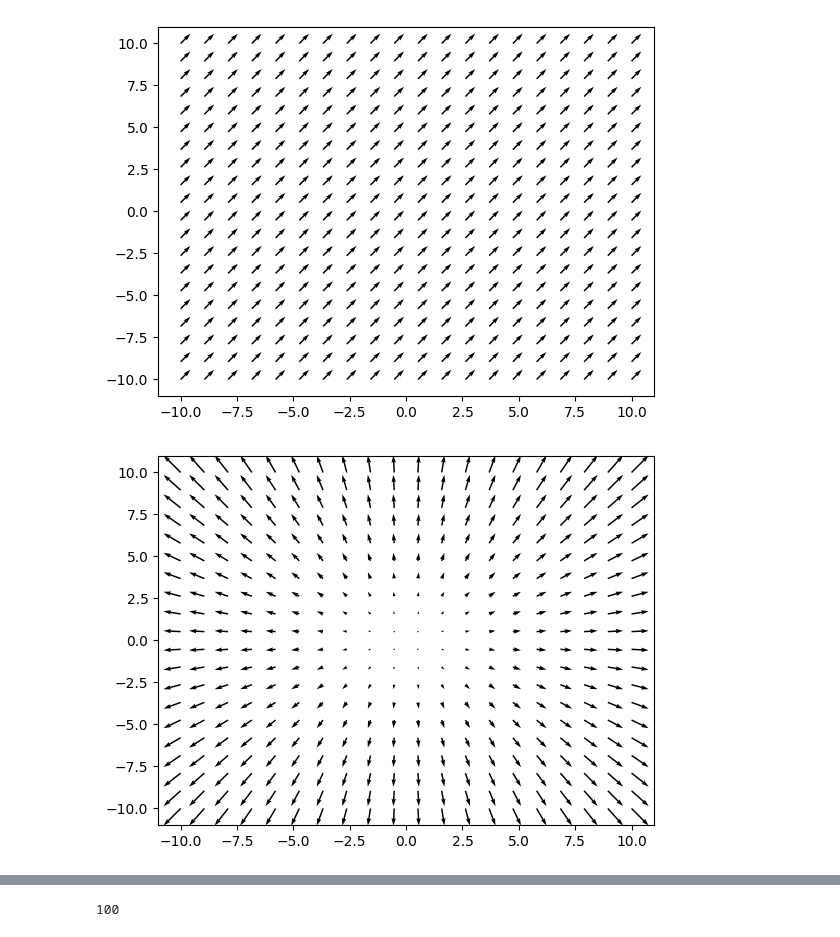
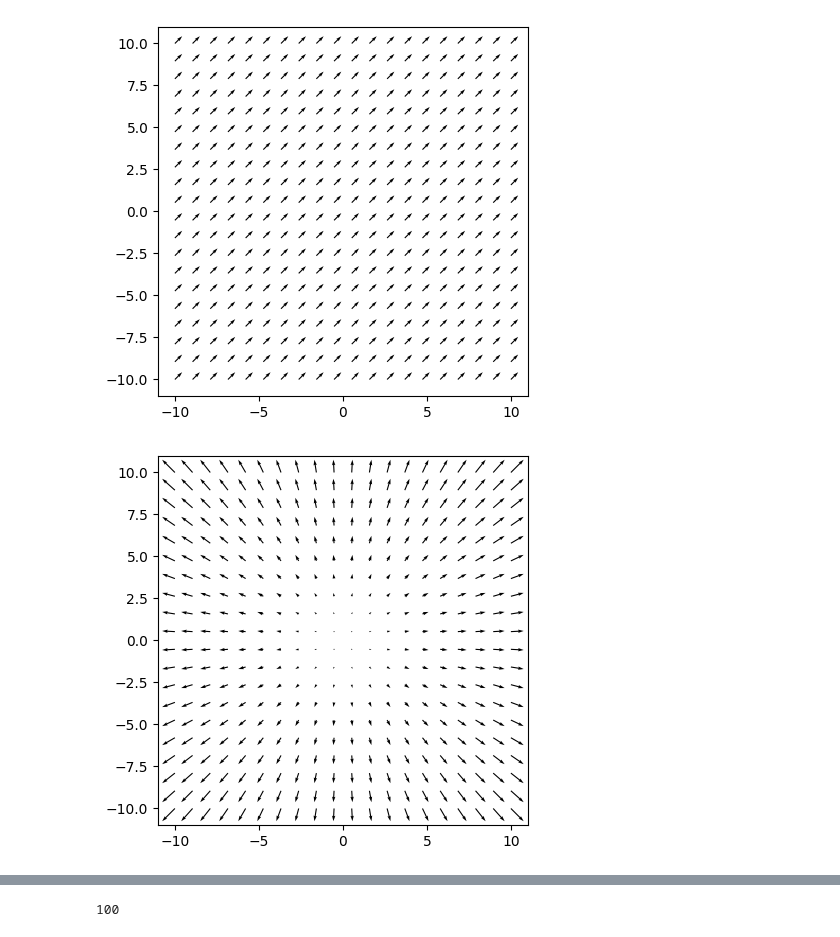
Before and after one commit to rportocarrero/Python, a Jupyter notebook: Vector Fields/Vector Fields.ipynb, the cells around one changed output, grey strips where cells are left out. Cells and saved outputs as stored; diff of their text form; code cells hidden in the pictures.

```diff
--- a/Vector Fields/Vector Fields.ipynb
+++ b/Vector Fields/Vector Fields.ipynb
@@ -10,21 +10,25 @@ x,y = np.meshgrid(np.linspace(lims[0],lims[1],dim),np.linspace(lims[0],lims[1],d
 # %%
 # Vector Field <1,1>
 def field_function(x,y):
     return 1,1
 u,v = field_function(x,y)
 plt.quiver(x,y,u,v)
+ax = plt.gca()
+ax.set_aspect('equal')
 plt.show()
 # %% [output]
-[figure, old version]
+[figure, new version]
 # %%
 # vector field <x,y>
 def field_function(x,y):
     return x,y
 u,v = field_function(x,y)
 plt.quiver(x,y,u,v)
+ax = plt.gca()
+ax.set_aspect('equal')
 plt.show()
 # %% [output]
-[figure, old version]
+[figure, new version]
 # %%
 # vector field <-x,y>
 def field_function(x,y):
```
Also changed, not shown: parts of 16 cells of this notebook, 1 other file.
